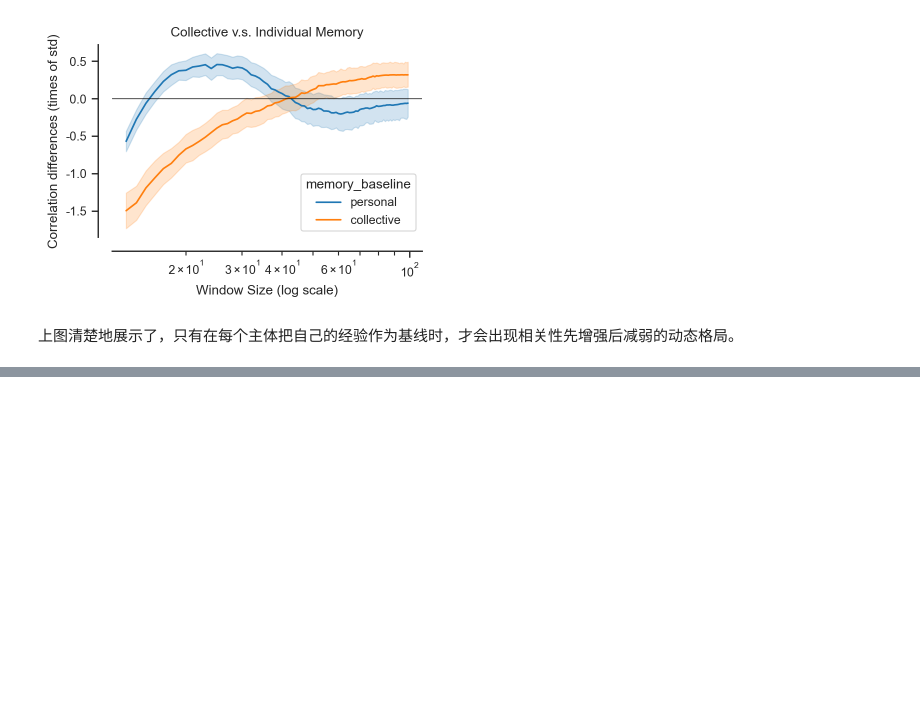
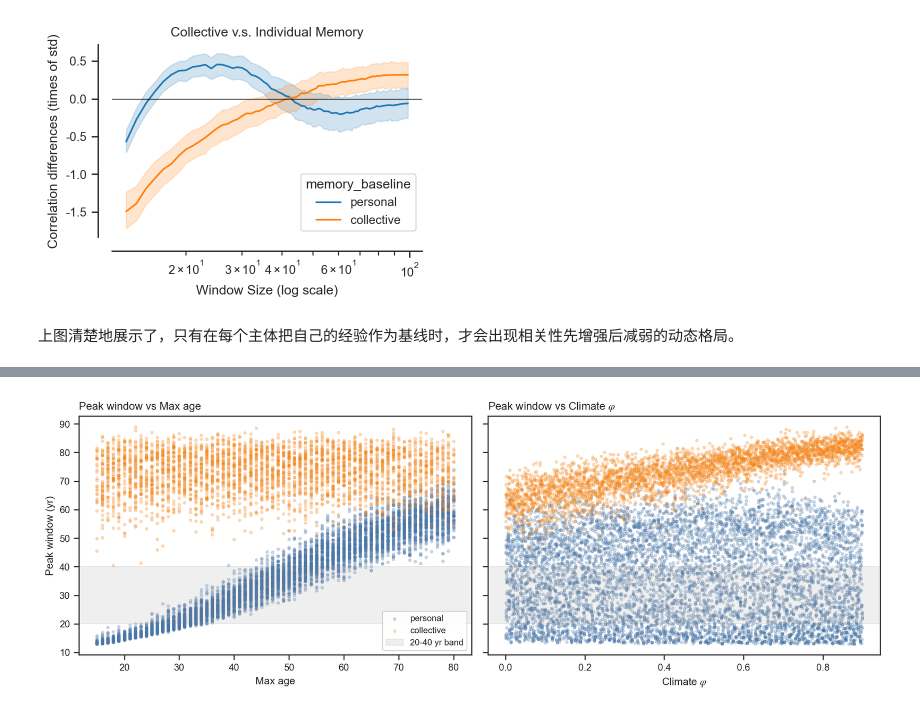
Before and after one commit to SongshGeo/shifting_baseline, a Jupyter notebook: reports/abm.ipynb, the cells around one changed output, grey strips where cells are left out. Cells and saved outputs as stored; diff of their text form; code cells hidden in the pictures; blank space fills up the shorter version.

```diff
--- a/reports/abm.ipynb
+++ b/reports/abm.ipynb
@@ -328,0 +244,35 @@ memory_baseline 分类 4.3125 0.0465 0.1257   是     *
+# %%
+# 最优窗口 vs 两个机制参数：用颜色对比 personal / collective 两种记忆基线
+# 左图按代际寿命 max_age，右图按气候持续性 climate_phi；每图都叠加两种基线。
+BASELINE_COLORS = {"personal": "#4C78A8", "collective": "#F58518"}
+
+# 预读两种基线的原始扫描结果（status==ok 的样本）
+raw_by_baseline = {}
+for baseline in ("personal", "collective"):
+    raw = pd.read_csv(latest_sobol_dir(baseline) / "raw_outputs.csv")
+    raw_by_baseline[baseline] = raw[raw["status"] == "ok"]
+
+fig, axes = plt.subplots(1, 2, figsize=(11, 4), sharey=True)
+for ax, driver in zip(axes, ["max_age", "climate_phi"]):
+    for baseline, ok in raw_by_baseline.items():
+        ax.scatter(
+            ok[driver],
+            ok["peak_window_mean"],
+            s=6,
+            alpha=0.25,
+            color=BASELINE_COLORS[baseline],
+            label=baseline,
+        )
+    ax.axhspan(20, 40, color="gray", alpha=0.12, label="20-40 yr band")
+    ax.set_xlabel(PARAM_LABELS[driver])
+    ax.set_title(f"Peak window vs {PARAM_LABELS[driver]}", fontsize=10, loc="left")
+
+axes[0].set_ylabel("Peak window (yr)")
+# 只在第一个图放图例，避免重复
+handles, labels = axes[0].get_legend_handles_labels()
+axes[0].legend(handles, labels, fontsize=8, framealpha=0.9)
+fig.tight_layout()
+plt.savefig("results/abm_sobol_driver_scatter.png", dpi=200, bbox_inches="tight")
+plt.show();
+# %% [output]
+[figure, added]
```
Also changed, not shown: parts of 11 cells of this notebook, 8 other files.
